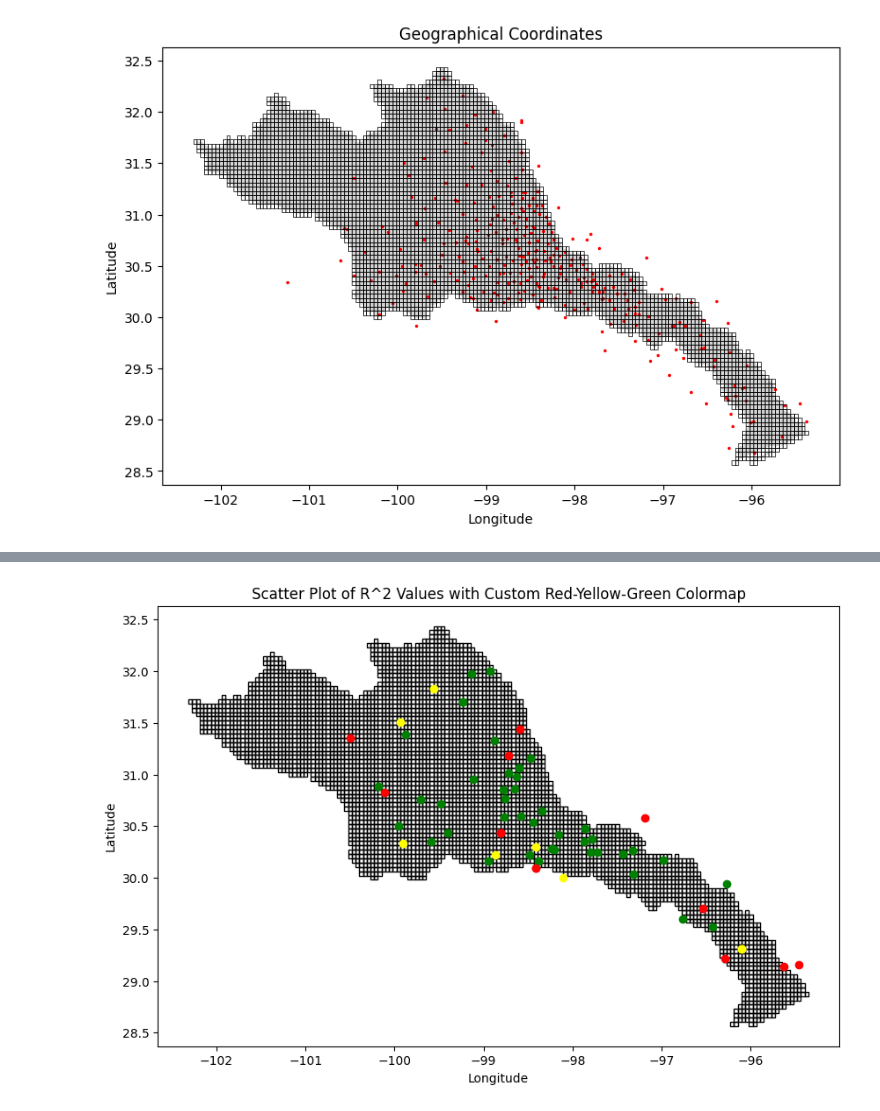
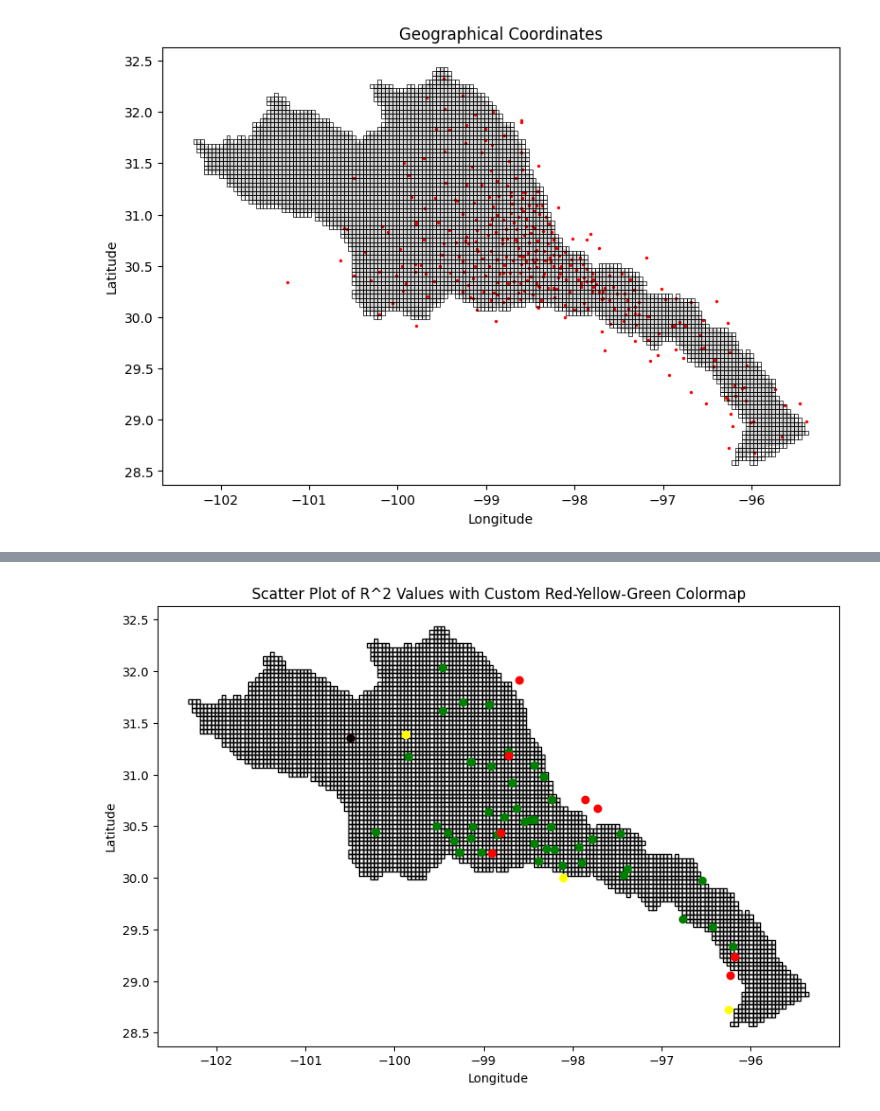
Before and after one commit to GEM-TAMU/LCRA-Interpolation, a Jupyter notebook: interpolation.ipynb, the cells around one changed output, grey strips where cells are left out. Cells and saved outputs as stored; diff of their text form; code cells hidden in the pictures.

Commit message:
Added code for metric evaluation

```diff
--- a/interpolation.ipynb
+++ b/interpolation.ipynb
@@ -145,7 +145,6 @@ y_coords = np.array(coords[:, 0])   #  Latitude
 start_date = '1980-01-01'
 end_date = '2023-12-31'
 dates = np.arange(start_date, end_date, dtype='datetime64[D]')
-
 def init_kriging(dates, x_coords, y_coords, values_orig):
     i = 0
     interpolated_vals = []
@@ -156,10 +155,10 @@ def init_kriging(dates, x_coords, y_coords, values_orig):
         values = np.array([array[i] for array in values_orig[:]])
 
         # Define a spatiotemporal variogram model
-        model = gs.Exponential(dim=2, var=1.0, len_scale=0.4)
+        model = gs.Exponential(dim=2, var=1.0, len_scale=0.9)
 
         # Create the kriging field
-        krig = gs.krige.Ordinary(
+        krig = gs.krige.Krige(
             model, cond_pos=[x_coords, y_coords], cond_val=values
         )
 
@@ -170,5 +169,3 @@ def init_kriging(dates, x_coords, y_coords, values_orig):
         interpolated_var.append(variance)
         i+=1
     return interpolated_vals, interpolated_var
-
-interpolated_vals, interpolated_var = init_kriging(dates, x_coords, y_coords, values_orig)
@@ -290,10 +289,11 @@ for i in range(len(random_x_coords)):
     clst_pt = find_closest_point((random_y_coords[i], random_x_coords[i]), centroid_coords[:, 1], centroid_coords[:, 0])
     closest_points.append(clst_pt)
 # %%
-from sklearn.metrics import r2_score
+from sklearn.metrics import r2_score, mean_absolute_error
 i = 0
 new_vals = np.vstack(new_interpolated_vals)
 r_sq_list = []
+mae_list = []
 for ran_val in random_values:
     observed = ran_val[:-1]
     predicted = new_vals[:, closest_points[i]]
@@ -304,5 +304,7 @@ for ran_val in random_values:
     predicted_filtered = predicted[valid_mask]
     i += 1
     r_squared = r2_score(observed_filtered, predicted_filtered)
+    mae = mean_absolute_error(observed_filtered, predicted_filtered)
     # print(f"R-squared: {r_squared:.9f}")
     r_sq_list.append(r_squared)
+    mae_list.append(mae)
@@ -309,23 +327,24 @@ for ran_val in random_values:
 # %%
 # Plotting
-
 fig, ax = plt.subplots(figsize=(10, 8))
 intersected_mesh.plot(ax=ax, facecolor='none', edgecolor='black')  # Plot the original geometries for reference
 
 for idx, r_sw in enumerate(r_sq_list):
     if r_sw > 0.5:
         # Create the scatter plot
         ax.scatter(random_x_coords[idx], random_y_coords[idx], color="green")
     if 0.3 < r_sw <= 0.5:
         # Create the scatter plot
         ax.scatter(random_x_coords[idx], random_y_coords[idx], color="yellow")
     if 0.3 >= r_sw :
         # Create the scatter plot
         ax.scatter(random_x_coords[idx], random_y_coords[idx], color="red")
+    if r_sw < 0:
+        ax.scatter(random_x_coords[idx], random_y_coords[idx], color="Black")
 
 plt.title('Scatter Plot of R^2 Values with Custom Red-Yellow-Green Colormap')
 plt.xlabel('Longitude')
 plt.ylabel('Latitude')
 plt.show()
 # %% [output]
-[figure, old version]
+[figure, new version]
```
Also changed, not shown: parts of 3 cells of this notebook, 1 other file.
